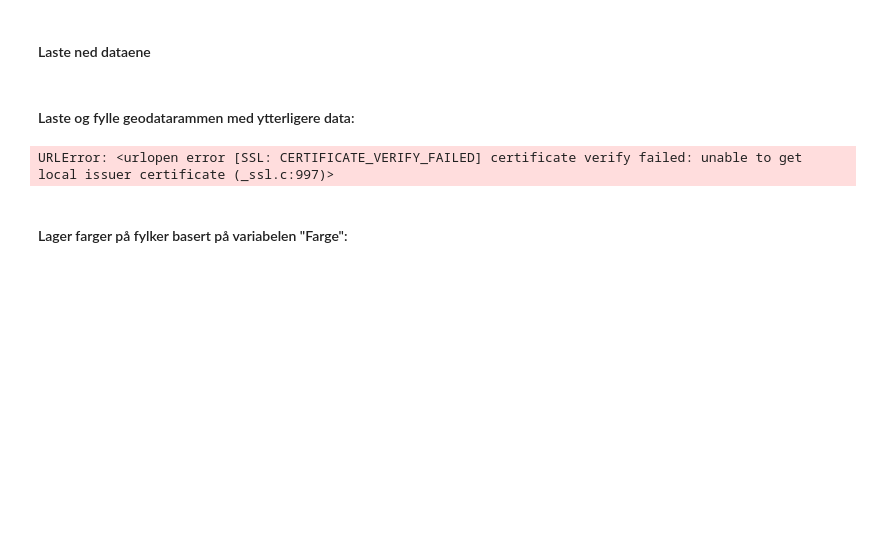
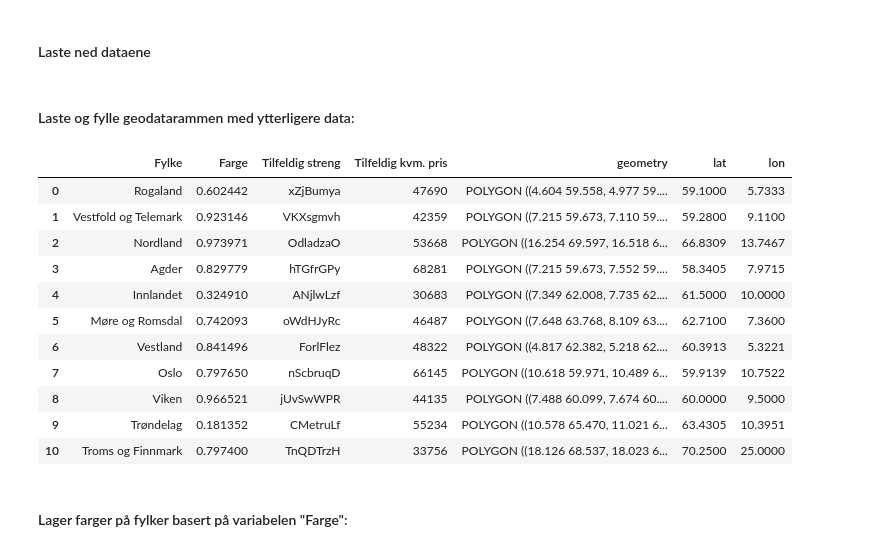
Before and after one commit to espensirnes/notebooks, a Jupyter notebook: 11 - interaktive websider.ipynb, the cells around one changed output. Saved outputs shown, nothing was run; the diff lists cells and outputs as text; code cells hidden in the pictures; blank space fills up the shorter version.

```diff
--- a/11 - interaktive websider.ipynb
+++ b/11 - interaktive websider.ipynb
@@ -604,39 +604,50 @@ import string
 
 #loading the geographical data
 #and converting to a coordinate system that folium understands:
-geodata = gpd.read_file(r"https://titlon.uit.no/hht/data/fylker_komprimert.json")
+geodata = gpd.read_file(local_file_path)
 #Need to specify which cooridinate system to use
 geodata = geodata[['navn', 'geometry']]
 geodata['Fylke'] = geodata['navn'].apply(lambda x: eval(x)[0]['navn'])
 
 #Adding some random data:
 geodata['Farge'] = np.random.rand(len(geodata))
 s = string.ascii_letters
 geodata['Tilfeldig streng'] = geodata['navn'].apply(lambda x: ''.join([s[i] for i in np.random.choice(len(s),8)]))
 geodata['Tilfeldig kvm. pris'] = np.array(30000+np.random.rand(len(geodata))*40000, dtype = int)
 geodata = geodata[['Fylke','Farge', 'Tilfeldig streng', 'Tilfeldig kvm. pris', 'geometry']]
 
 #Adding cooridnates for symbols that shall be placed in the counties:
 coordinates = {
     "Rogaland": (59.1000, 5.7333),
     "Vestfold og Telemark": (59.2800, 9.1100),
     "Nordland": (66.8309, 13.7467),
     "Agder": (58.3405, 7.9715),
     "Innlandet": (61.5000, 10.0000),
     "Møre og Romsdal": (62.7100, 7.3600),
     "Vestland": (60.3913, 5.3221),
     "Oslo": (59.9139, 10.7522),
     "Viken": (60.0, 9.5),
     "Trøndelag": (63.4305, 10.3951),
     "Troms og Finnmark": (70.2500, 25.0000)
 }
 
 geodata['lat'] = geodata['Fylke'].map(lambda fylke: coordinates[fylke][0] if fylke in coordinates else None)
 geodata['lon'] = geodata['Fylke'].map(lambda fylke: coordinates[fylke][1] if fylke in coordinates else None)
 
 geodata
 # %% [output]
-URLError: <urlopen error [SSL: CERTIFICATE_VERIFY_FAILED] certificate verify failed: unable to get local issuer certificate (_ssl.c:997)>
+|  | Fylke | Farge | Tilfeldig streng | Tilfeldig kvm. pris | geometry | lat | lon |
+| 0 | Rogaland | 0.602442 | xZjBumya | 47690 | POLYGON ((4.604 59.558, 4.977 59.... | 59.1000 | 5.7333 |
+| 1 | Vestfold og Telemark | 0.923146 | VKXsgmvh | 42359 | POLYGON ((7.215 59.673, 7.110 59.... | 59.2800 | 9.1100 |
+| 2 | Nordland | 0.973971 | OdladzaO | 53668 | POLYGON ((16.254 69.597, 16.518 6... | 66.8309 | 13.7467 |
+| 3 | Agder | 0.829779 | hTGfrGPy | 68281 | POLYGON ((7.215 59.673, 7.552 59.... | 58.3405 | 7.9715 |
+| 4 | Innlandet | 0.324910 | ANjlwLzf | 30683 | POLYGON ((7.349 62.008, 7.735 62.... | 61.5000 | 10.0000 |
+| 5 | Møre og Romsdal | 0.742093 | oWdHJyRc | 46487 | POLYGON ((7.648 63.768, 8.109 63.... | 62.7100 | 7.3600 |
+| 6 | Vestland | 0.841496 | ForlFlez | 48322 | POLYGON ((4.817 62.382, 5.218 62.... | 60.3913 | 5.3221 |
+| 7 | Oslo | 0.797650 | nScbruqD | 66145 | POLYGON ((10.618 59.971, 10.489 6... | 59.9139 | 10.7522 |
+| 8 | Viken | 0.966521 | jUvSwWPR | 44135 | POLYGON ((7.488 60.099, 7.674 60.... | 60.0000 | 9.5000 |
+| 9 | Trøndelag | 0.181352 | CMetruLf | 55234 | POLYGON ((10.578 65.470, 11.021 6... | 63.4305 | 10.3951 |
+| 10 | Troms og Finnmark | 0.797400 | TnQDTrzH | 33756 | POLYGON ((18.126 68.537, 18.023 6... | 70.2500 | 25.0000 |
 # %% [markdown]
 #### Lager farger på fylker basert på variabelen "Farge":
 # %%
```
Also changed, not shown: 1 other file.
